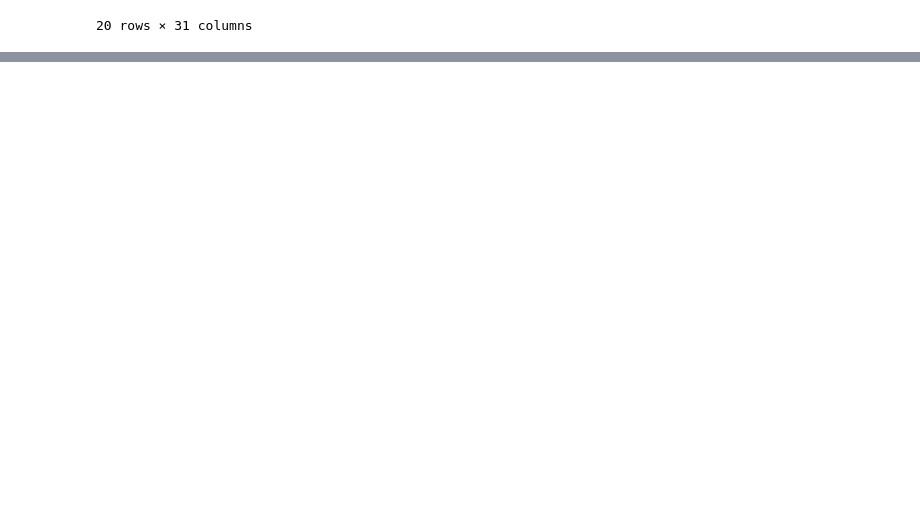
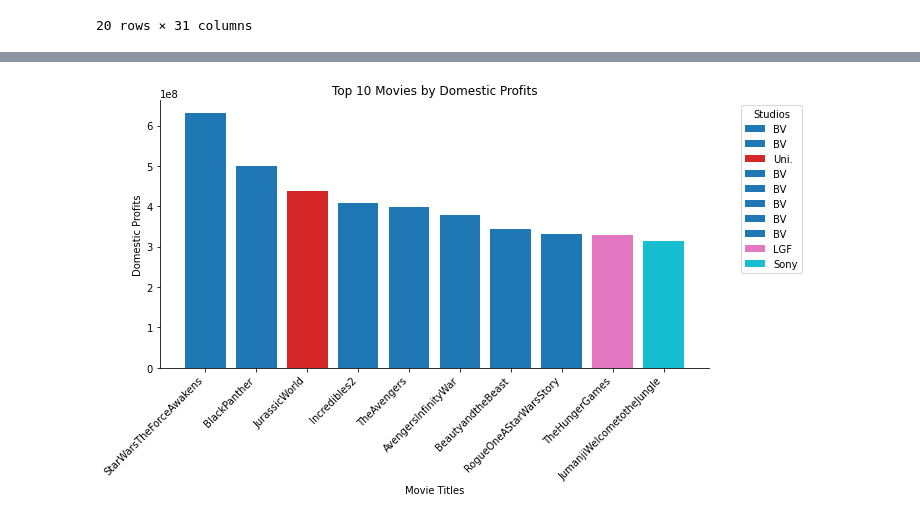
Before and after one commit to TravisClark1432/TAD-Pictures-Productions-Analysis, a Jupyter notebook: danny.ipynb, the cells around one changed output, grey strips where cells are left out. Drawn from its saved outputs; the diff is of its cells as text; code cells hidden in the pictures; blank space fills up the shorter version.

Commit message:
Made a potentially useful visual

```diff
--- a/danny.ipynb
+++ b/danny.ipynb
@@ -79,0 +94,28 @@ df.to_csv('./zippedData/TableauDF.csv', index=False)
+# %%
+# Get unique studios
+unique_studios = top_10_movies['studio'].unique()
+# Define colors for each unique studio
+colors = plt.cm.tab10(np.linspace(0, 1, len(unique_studios)))
+
+# Create a dictionary to map studios to colors
+color_dict = dict(zip(unique_studios, colors))
+
+# Plotting
+plt.figure(figsize=(10, 6))
+
+# Iterate over each movie and plot its bar with corresponding color
+for i, (movie, profit, studio) in enumerate(zip(top_10_movies['movie'], top_10_movies['domestic_Profit'], top_10_movies['studio'])):
+    plt.bar(i, profit, color=color_dict.get(studio, 'gray'), label=studio)
+
+plt.xlabel('Movie Titles')
+plt.ylabel('Domestic Profits')
+plt.title('Top 10 Movies by Domestic Profits')
+plt.xticks(np.arange(10), top_10_movies['movie'], rotation=45, ha='right')  # Set x-axis ticks and labels
+plt.legend(title='Studios', bbox_to_anchor=(1.05, 1), loc='upper left')  # Add legend
+plt.gca().spines['top'].set_visible(False)  # Hide top spine
+plt.gca().spines['right'].set_visible(False)  # Hide right spine
+
+plt.tight_layout()
+plt.show()
+# %% [output]
+[figure, added]
```
Also changed, not shown: parts of 8 cells of this notebook.
